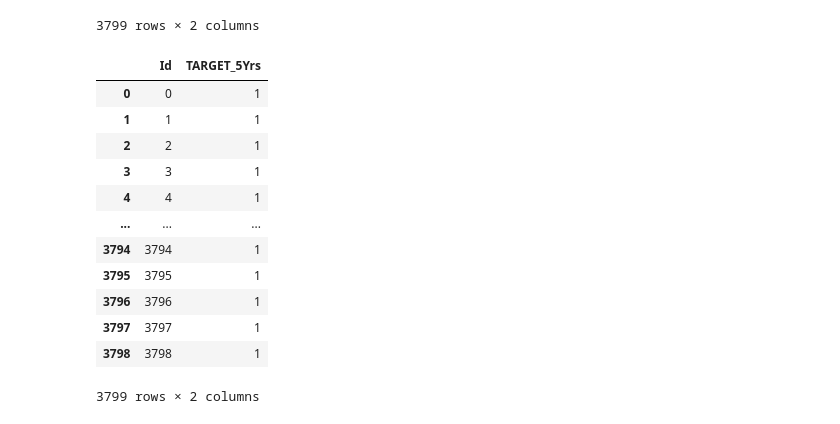
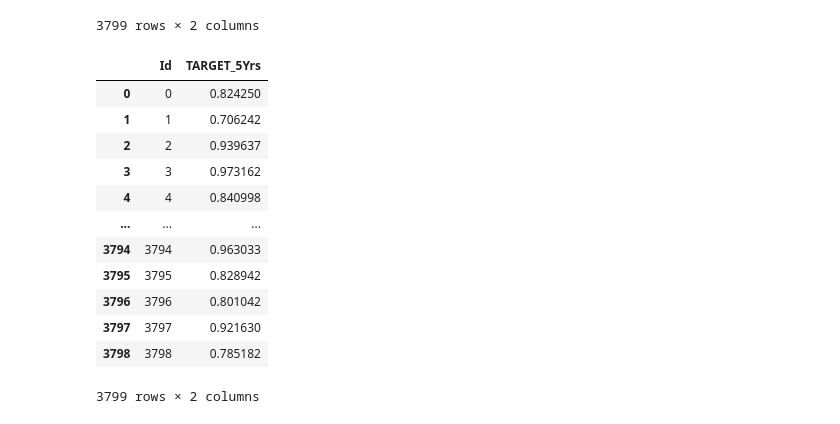
Before and after one commit to arkksenia/adv_dsi_assign1, a Jupyter notebook: notebooks/arkhipova_ksenia-assign1-week4_Best_Model.ipynb, the cells around one changed output. Cells and saved outputs as stored; diff of their text form; code cells hidden in the pictures.

```diff
--- a/notebooks/arkhipova_ksenia-assign1-week4_Best_Model.ipynb
+++ b/notebooks/arkhipova_ksenia-assign1-week4_Best_Model.ipynb
@@ -294,21 +319,25 @@ NBA_submission
 | 3797 | 3797 | 0.40 |
 | 3798 | 3798 | 0.84 |
 3799 rows × 2 columns
-# %%
-NBA_submission ['TARGET_5Yrs'] = pred
-NBA_submission
-# %% [output]
-|  | Id | TARGET_5Yrs |
-| 0 | 0 | 1 |
-| 1 | 1 | 1 |
-| 2 | 2 | 1 |
-| 3 | 3 | 1 |
-| 4 | 4 | 1 |
-| ... | ... | ... |
-| 3794 | 3794 | 1 |
-| 3795 | 3795 | 1 |
-| 3796 | 3796 | 1 |
-| 3797 | 3797 | 1 |
-| 3798 | 3798 | 1 |
-3799 rows × 2 columns
+# %%
+# Make predictions for NBA_test (Probabilities)
+pred_proba = rfc2.predict_proba(NBA_test)[:,1]
+# %%
+NBA_submission_proba = pd.read_csv('../data/raw/NBA_sample_submission.csv')
+NBA_submission_proba ['TARGET_5Yrs'] = pred_proba
+NBA_submission_proba
+# %% [output]
+|  | Id | TARGET_5Yrs |
+| 0 | 0 | 0.824250 |
+| 1 | 1 | 0.706242 |
+| 2 | 2 | 0.939637 |
+| 3 | 3 | 0.973162 |
+| 4 | 4 | 0.840998 |
+| ... | ... | ... |
+| 3794 | 3794 | 0.963033 |
+| 3795 | 3795 | 0.828942 |
+| 3796 | 3796 | 0.801042 |
+| 3797 | 3797 | 0.921630 |
+| 3798 | 3798 | 0.785182 |
+3799 rows × 2 columns
 # %%
```
Also changed, not shown: parts of 18 cells of this notebook.
